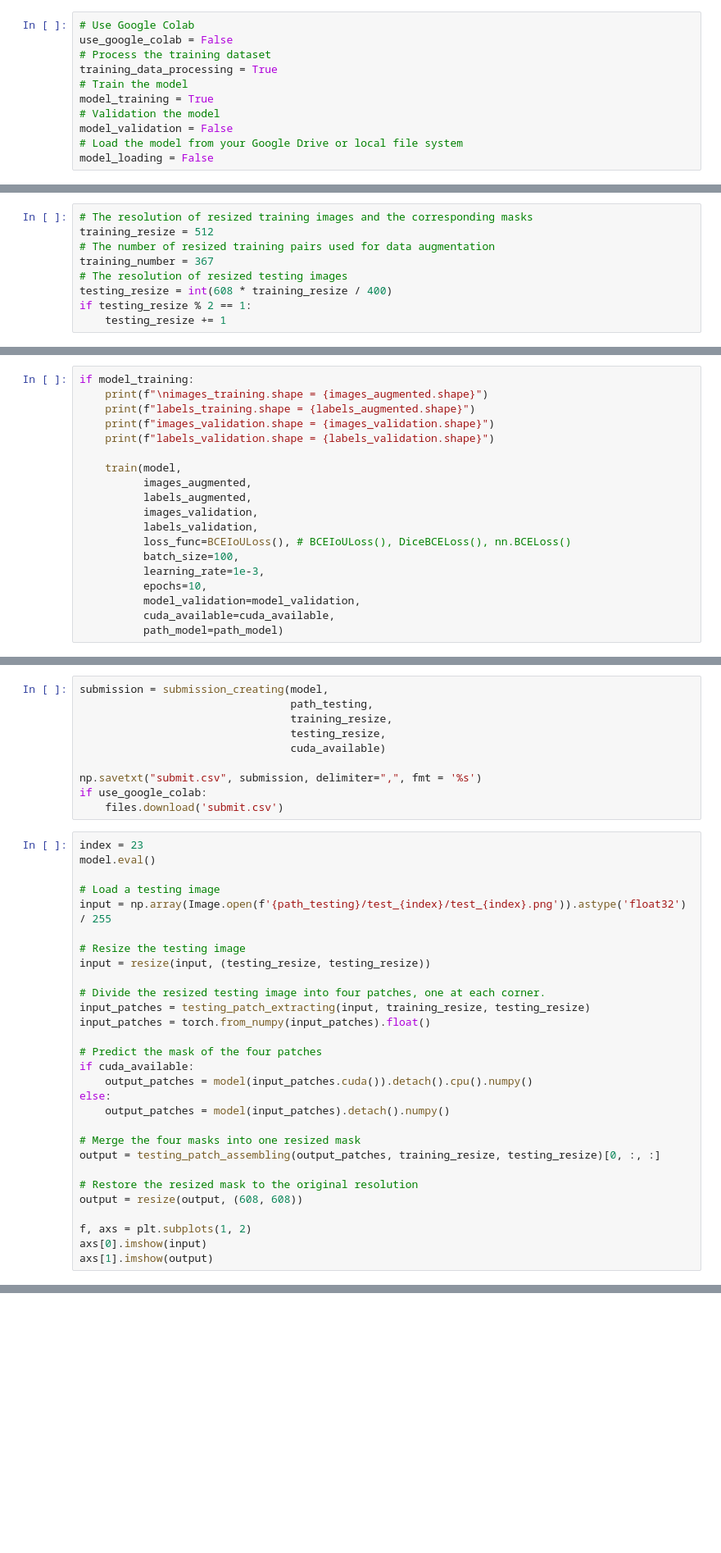
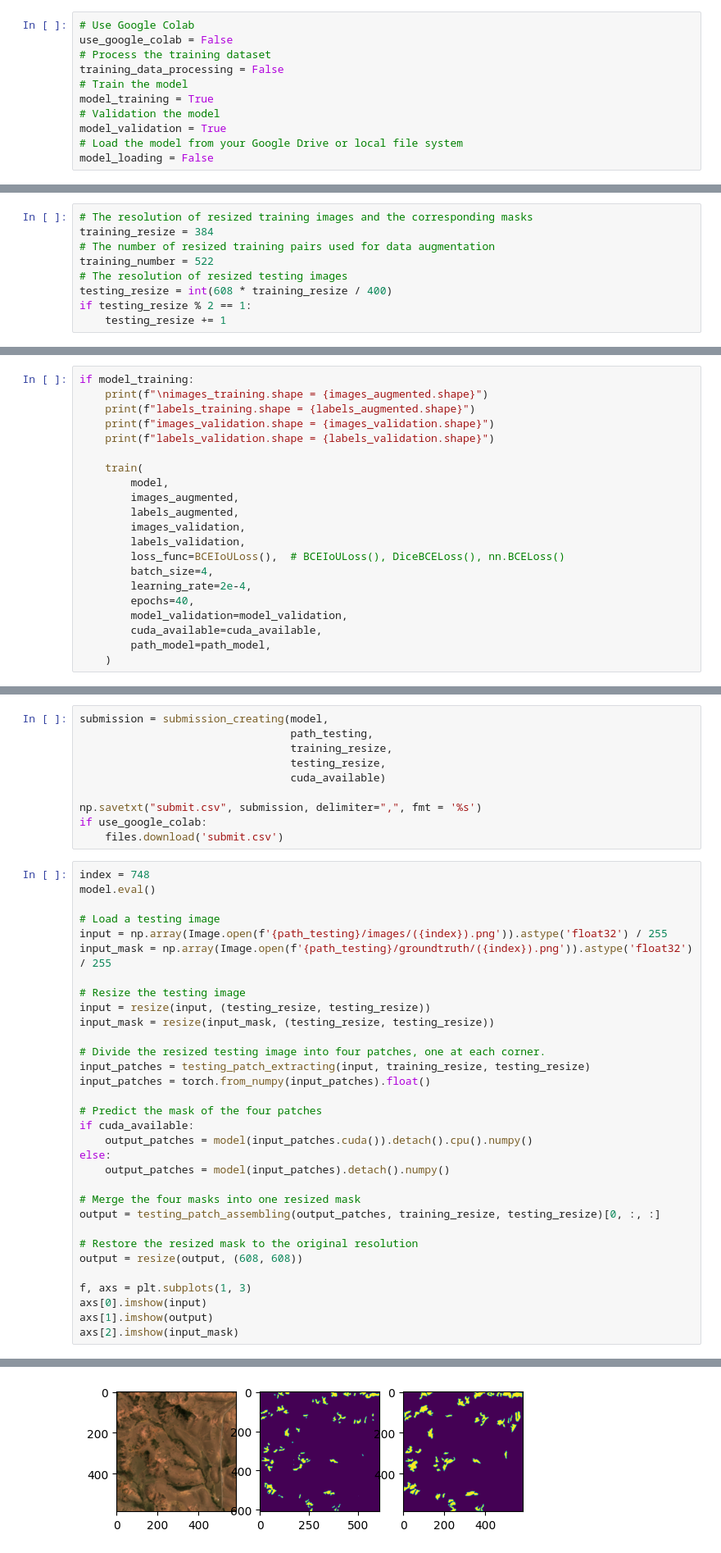
Before and after one commit to Wesley-Marinho/Soil-Erosion-Detection-CNN, a Jupyter notebook: notebook/LinkNet34.ipynb, the cells around one changed output, grey strips where cells are left out. Shown at 82% size. Cells and saved outputs as stored; diff of their text form; blank space fills up the shorter version.

```diff
--- a/notebook/LinkNet34.ipynb
+++ b/notebook/LinkNet34.ipynb
@@ -4,11 +4,11 @@
 # Use Google Colab
 use_google_colab = False
 # Process the training dataset
-training_data_processing = True
+training_data_processing = False
 # Train the model
 model_training = True
 # Validation the model
-model_validation = False
+model_validation = True
 # Load the model from your Google Drive or local file system
 model_loading = False
 # %%
@@ -212,9 +213,9 @@ LinkNet34(
 # Load and Process the Training Dataset
 # %%
 # The resolution of resized training images and the corresponding masks
-training_resize = 512
+training_resize = 384
 # The number of resized training pairs used for data augmentation
-training_number = 367
+training_number = 522
 # The resolution of resized testing images
 testing_resize = int(608 * training_resize / 400)
 if testing_resize % 2 == 1:
@@ -527,16 +637,18 @@ if model_training:
     print(f"images_validation.shape = {images_validation.shape}")
     print(f"labels_validation.shape = {labels_validation.shape}")
 
-    train(model,
-          images_augmented,
-          labels_augmented,
-          images_validation,
-          labels_validation,
-          loss_func=BCEIoULoss(), # BCEIoULoss(), DiceBCELoss(), nn.BCELoss()
-          batch_size=100,
-          learning_rate=1e-3,
-          epochs=10,
-          model_validation=model_validation,
-          cuda_available=cuda_available,
-          path_model=path_model)
+    train(
+        model,
+        images_augmented,
+        labels_augmented,
+        images_validation,
+        labels_validation,
+        loss_func=BCEIoULoss(),  # BCEIoULoss(), DiceBCELoss(), nn.BCELoss()
+        batch_size=4,
+        learning_rate=2e-4,
+        epochs=40,
+        model_validation=model_validation,
+        cuda_available=cuda_available,
+        path_model=path_model,
+    )
 # %% [output]
@@ -674,14 +973,16 @@ np.savetxt("submit.csv", submission, delimiter=",", fmt = '%s')
 if use_google_colab:
     files.download('submit.csv')
 # %%
-index = 23
+index = 748
 model.eval()
 
 # Load a testing image
-input = np.array(Image.open(f'{path_testing}/test_{index}/test_{index}.png')).astype('float32') / 255
+input = np.array(Image.open(f'{path_testing}/images/({index}).png')).astype('float32') / 255
+input_mask = np.array(Image.open(f'{path_testing}/groundtruth/({index}).png')).astype('float32') / 255
 
 # Resize the testing image
 input = resize(input, (testing_resize, testing_resize))
+input_mask = resize(input_mask, (testing_resize, testing_resize))
 
 # Divide the resized testing image into four patches, one at each corner.
 input_patches = testing_patch_extracting(input, training_resize, testing_resize)
@@ -699,6 +1000,8 @@ output = testing_patch_assembling(output_patches, training_resize, testing_resiz
 # Restore the resized mask to the original resolution
 output = resize(output, (608, 608))
 
-f, axs = plt.subplots(1, 2)
+f, axs = plt.subplots(1, 3)
 axs[0].imshow(input)
 axs[1].imshow(output)
+axs[2].imshow(input_mask)
+# %% [output]
@@ -704,0 +1009 @@ axs[1].imshow(output)
+[figure, added]
```
Also changed, not shown: parts of 11 cells of this notebook, 4 other files.
